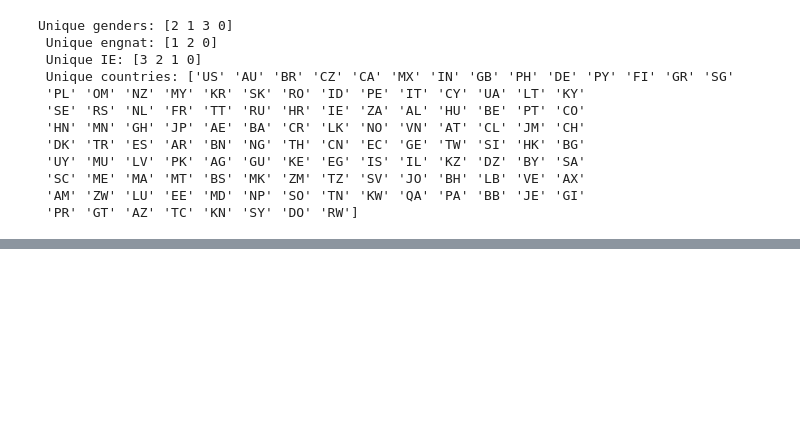
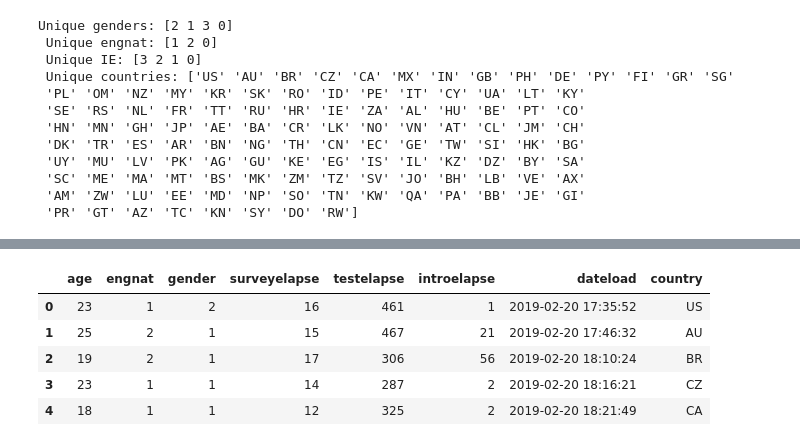
Before and after one commit to mohona-roy/introversion-extraversion-classification, a Jupyter notebook: Code.ipynb, the cells around one changed output, grey strips where cells are left out. Cells and saved outputs as stored; diff of their text form; code cells hidden in the pictures; blank space fills up the shorter version.

Commit message:
Update Code.ipynb
Updates:
- Technical metadata extraction
- Refined column extractions with a function instead

```diff
--- a/Code.ipynb
+++ b/Code.ipynb
@@ -266,14 +197,0 @@ def extract_columns(dataset, ending_letter):
-# %%
-e_data = pd.DataFrame({'E': []})
-i_data = pd.DataFrame({'I': []})
-a_data = pd.DataFrame({'A': []})
-for column_name in data.columns:
-    if column_name.endswith("E"):
-        extracted_column = data[column_name]
-        e_data.insert(loc = 1, column = column_name, value = extracted_column.values)
-    if column_name.endswith("I"):
-        extracted_column = data[column_name]
-        i_data.insert(loc = 1, column = column_name, value = extracted_column.values)
-    if column_name.endswith("A"):
-        extracted_column = data[column_name]
-        a_data.insert(loc = 1, column = column_name, value = extracted_column)
@@ -314,6 +197,0 @@ a_data.head()
-# %%
-metadata = pd.DataFrame({'M': []})
-for column_name in data.columns:
-    if (!column_name.endswith('A')) || (!column_name.endswith('E')) || (!column_name.endswith('E')):
-        extracted_column = data[column]
-        metadata.insert(loc = 1, column_column_name, )
@@ -319,0 +301,18 @@ for column_name in data.columns:
+# %%
+metadata = pd.DataFrame({'M': []})
+for column_name in data.columns:
+    endings = ['A', 'E', 'I']
+    if column_name[-1] not in endings:
+        extracted_column = data[column_name]
+        metadata.insert(loc = 1, column = column_name, value = extracted_column.values)
+
+metadata = metadata.drop(['M'], axis = 1)
+# %%
+metadata.head()
+# %% [output]
+|  | age | engnat | gender | surveyelapse | testelapse | introelapse | dateload | country |
+| 0 | 23 | 1 | 2 | 16 | 461 | 1 | 2019-02-20 17:35:52 | US |
+| 1 | 25 | 2 | 1 | 15 | 467 | 21 | 2019-02-20 17:46:32 | AU |
+| 2 | 19 | 2 | 1 | 17 | 306 | 56 | 2019-02-20 18:10:24 | BR |
+| 3 | 23 | 1 | 1 | 14 | 287 | 2 | 2019-02-20 18:16:21 | CZ |
+| 4 | 18 | 1 | 1 | 12 | 325 | 2 | 2019-02-20 18:21:49 | CA |
```
Also changed, not shown: parts of 20 cells of this notebook.
